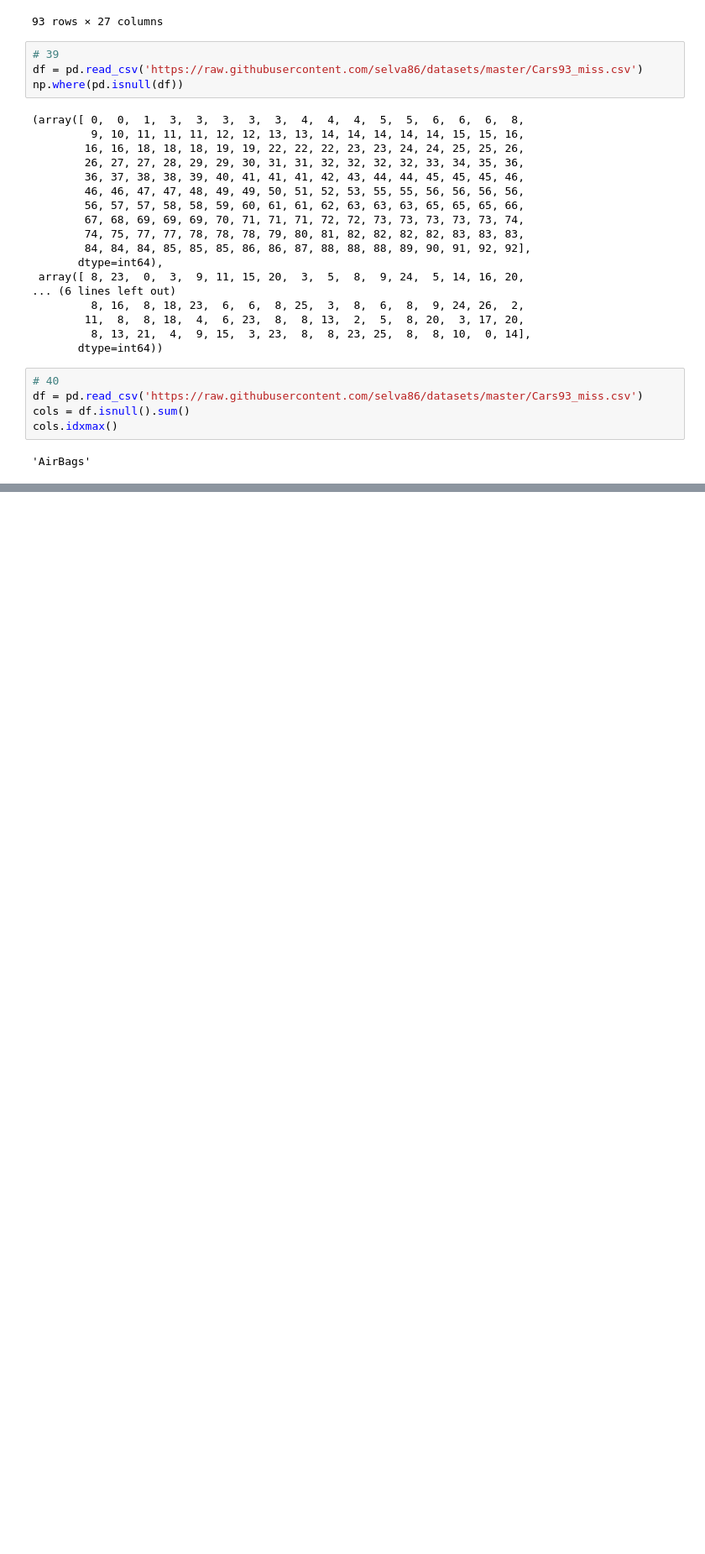
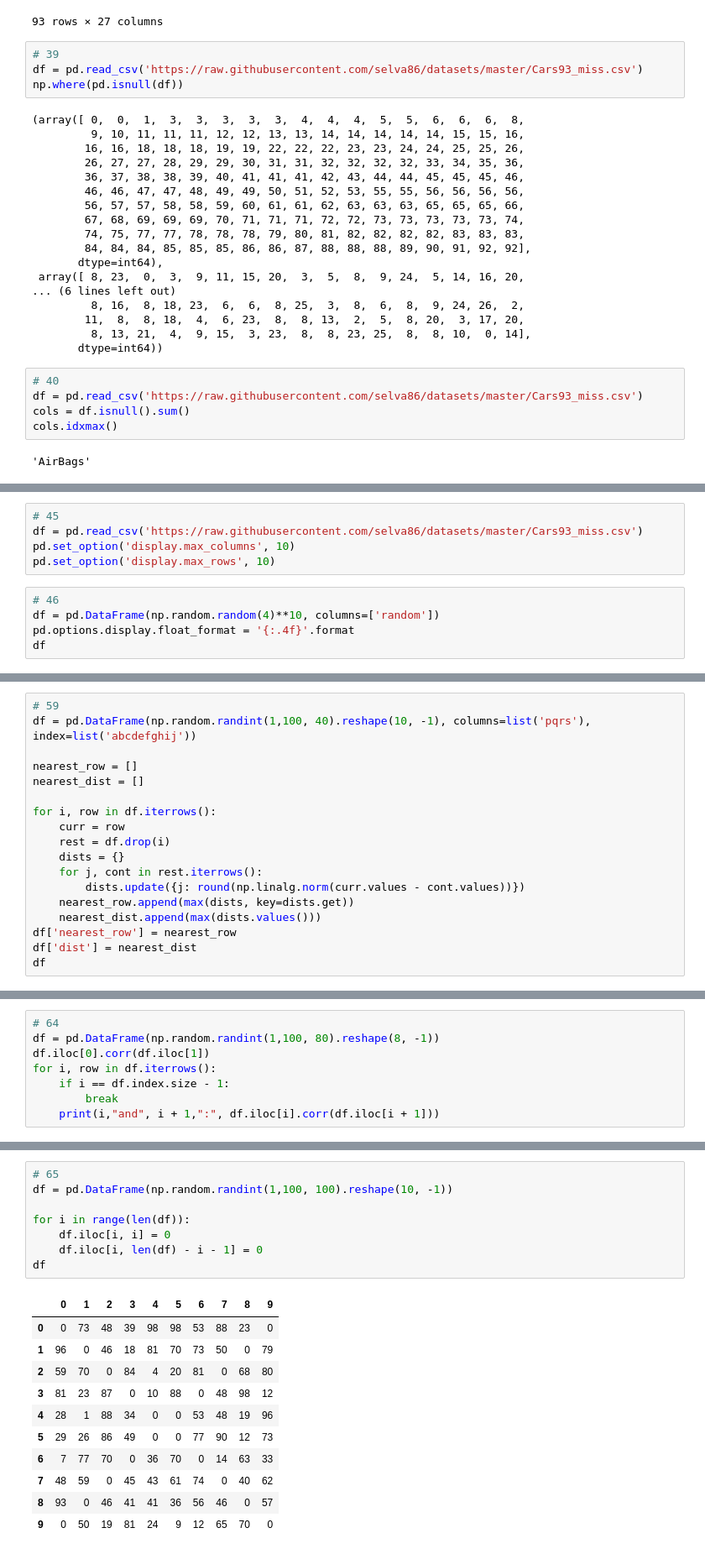
Before and after one commit to kudryavtsevarenata/IAD, a Jupyter notebook: task6/main.ipynb, the cells around one changed output, grey strips where cells are left out. Shown: that part at 84% size. Drawn from its saved outputs; the diff is of its cells as text; blank space fills up the shorter version.

```diff
--- a/task6/main.ipynb
+++ b/task6/main.ipynb
@@ -546,0 +610,10 @@ cols.idxmax()
+# %%
+# 45
+df = pd.read_csv('https://raw.githubusercontent.com/selva86/datasets/master/Cars93_miss.csv')
+pd.set_option('display.max_columns', 10)
+pd.set_option('display.max_rows', 10)
+# %%
+# 46
+df = pd.DataFrame(np.random.random(4)**10, columns=['random'])
+pd.options.display.float_format = '{:.4f}'.format
+df
@@ -546,0 +790,18 @@ cols.idxmax()
+# %%
+# 59
+df = pd.DataFrame(np.random.randint(1,100, 40).reshape(10, -1), columns=list('pqrs'), index=list('abcdefghij'))
+
+nearest_row = []
+nearest_dist = []
+
+for i, row in df.iterrows():
+    curr = row
+    rest = df.drop(i)
+    dists = {}
+    for j, cont in rest.iterrows():
+        dists.update({j: round(np.linalg.norm(curr.values - cont.values))})
+    nearest_row.append(max(dists, key=dists.get))
+    nearest_dist.append(max(dists.values()))
+df['nearest_row'] = nearest_row
+df['dist'] = nearest_dist
+df
@@ -546,0 +894,8 @@ cols.idxmax()
+# %%
+# 64
+df = pd.DataFrame(np.random.randint(1,100, 80).reshape(8, -1))
+df.iloc[0].corr(df.iloc[1])
+for i, row in df.iterrows():
+    if i == df.index.size - 1:
+        break
+    print(i,"and", i + 1,":", df.iloc[i].corr(df.iloc[i + 1]))
@@ -546,0 +910,20 @@ cols.idxmax()
+# %%
+# 65
+df = pd.DataFrame(np.random.randint(1,100, 100).reshape(10, -1))
+
+for i in range(len(df)):
+    df.iloc[i, i] = 0
+    df.iloc[i, len(df) - i - 1] = 0
+df
+# %% [output]
+|  | 0 | 1 | 2 | 3 | 4 | 5 | 6 | 7 | 8 | 9 |
+| 0 | 0 | 73 | 48 | 39 | 98 | 98 | 53 | 88 | 23 | 0 |
+| 1 | 96 | 0 | 46 | 18 | 81 | 70 | 73 | 50 | 0 | 79 |
+| 2 | 59 | 70 | 0 | 84 | 4 | 20 | 81 | 0 | 68 | 80 |
+| 3 | 81 | 23 | 87 | 0 | 10 | 88 | 0 | 48 | 98 | 12 |
+| 4 | 28 | 1 | 88 | 34 | 0 | 0 | 53 | 48 | 19 | 96 |
+| 5 | 29 | 26 | 86 | 49 | 0 | 0 | 77 | 90 | 12 | 73 |
+| 6 | 7 | 77 | 70 | 0 | 36 | 70 | 0 | 14 | 63 | 33 |
+| 7 | 48 | 59 | 0 | 45 | 43 | 61 | 74 | 0 | 40 | 62 |
+| 8 | 93 | 0 | 46 | 41 | 41 | 36 | 56 | 46 | 0 | 57 |
+| 9 | 0 | 50 | 19 | 81 | 24 | 9 | 12 | 65 | 70 | 0 |
```
Also changed, not shown: parts of 31 cells of this notebook.
